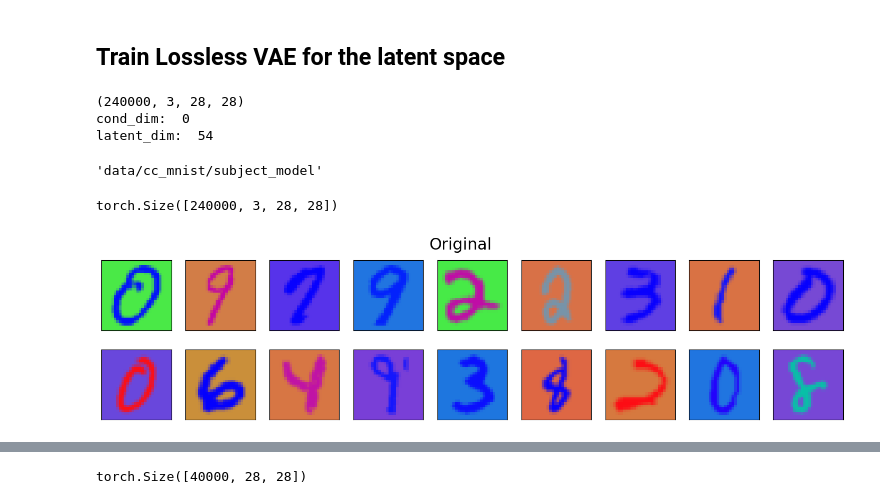
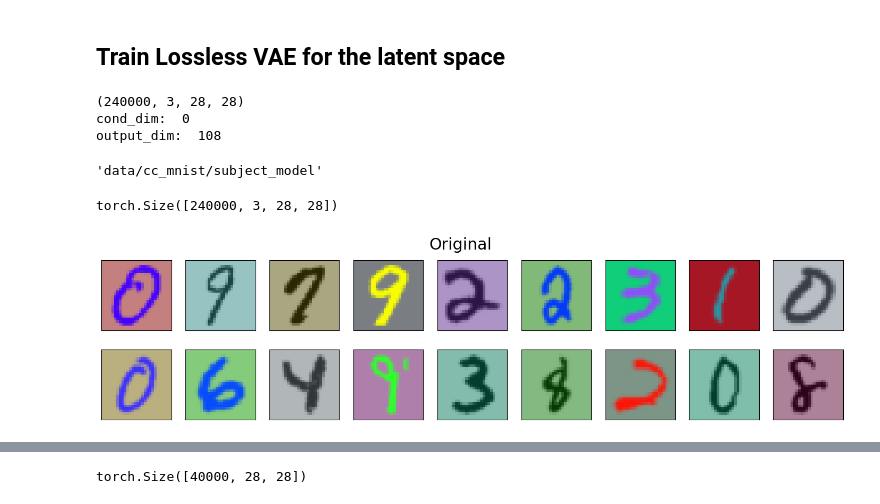
Before and after one commit to jovako/FFF_fiberlearning, a Jupyter notebook: notebooks/Fiber_Learning/Demo_mnist-Copy1.ipynb, the cells around one changed output, grey strips where cells are left out. Drawn from its saved outputs; the diff is of its cells as text; code cells hidden in the pictures.

Commit message:
color experiments

```diff
--- a/notebooks/Fiber_Learning/Demo_mnist-Copy1.ipynb
+++ b/notebooks/Fiber_Learning/Demo_mnist-Copy1.ipynb
@@ -274,12 +264,12 @@ VAE = fff.fif.FreeFormInjectiveFlow(hparams_vae)
 torch.set_grad_enabled(True)
 VAE.fit(logger_kwargs=dict(name="vae", save_dir="lossless_ae"))
 # %%
-checkpoint = lightning_trainable.utils.find_checkpoint(root="lightning_logs/C_vae__2000", version=0, epoch="last")
-VAE = fff.fif.FreeFormInjectiveFlow.load_from_checkpoint(checkpoint)
+checkpoint = lightning_trainable.utils.find_checkpoint(root="lightning_logs/C_vae_54", version=3, epoch="last")
+VAE = fff.fiber_model.FiberModel.load_from_checkpoint(checkpoint)
 # %% [output]
 (240000, 3, 28, 28)
 cond_dim:  0
-latent_dim:  54
+output_dim:  108
 # %%
 shutil.copytree("lightning_logs/28VAE/version_8", f"data/cc_mnist/subject_model", symlinks=False, ignore=None,ignore_dangling_symlinks=False, dirs_exist_ok=True)
 # %% [output]
@@ -349,14 +339,14 @@ def eval_vae(model2plt):
 # %%
 # To load it back:
 import h5py
-with h5py.File('../FFF/data/colored_mnist/data.h5', 'r') as f:
-    Xtr = torch.from_numpy(f['train_images'][:]).permute(0,3,1,2)
+with h5py.File('../FFF/data/cc_mnist/data.h5', 'r') as f:
+    Xtr = torch.from_numpy(f['train_images'][:]) #.permute(0,3,1,2)
     #ztr = torch.from_numpy(f['train_z'][:]).permute(0,3,1,2)
-    Xt = torch.from_numpy(f['test_images'][:]).permute(0,3,1,2)
+    Xt = torch.from_numpy(f['test_images'][:]) #.permute(0,3,1,2)
     #zt = torch.from_numpy(f['test_z'][:])
 
 print(Xtr.shape)
 plot_images_28(Xt, "Original", "vae")
 # %% [output]
 torch.Size([240000, 3, 28, 28])
-[figure, old version]
+[figure, new version]
```
Also changed, not shown: parts of 11 cells of this notebook, 2 other files.
